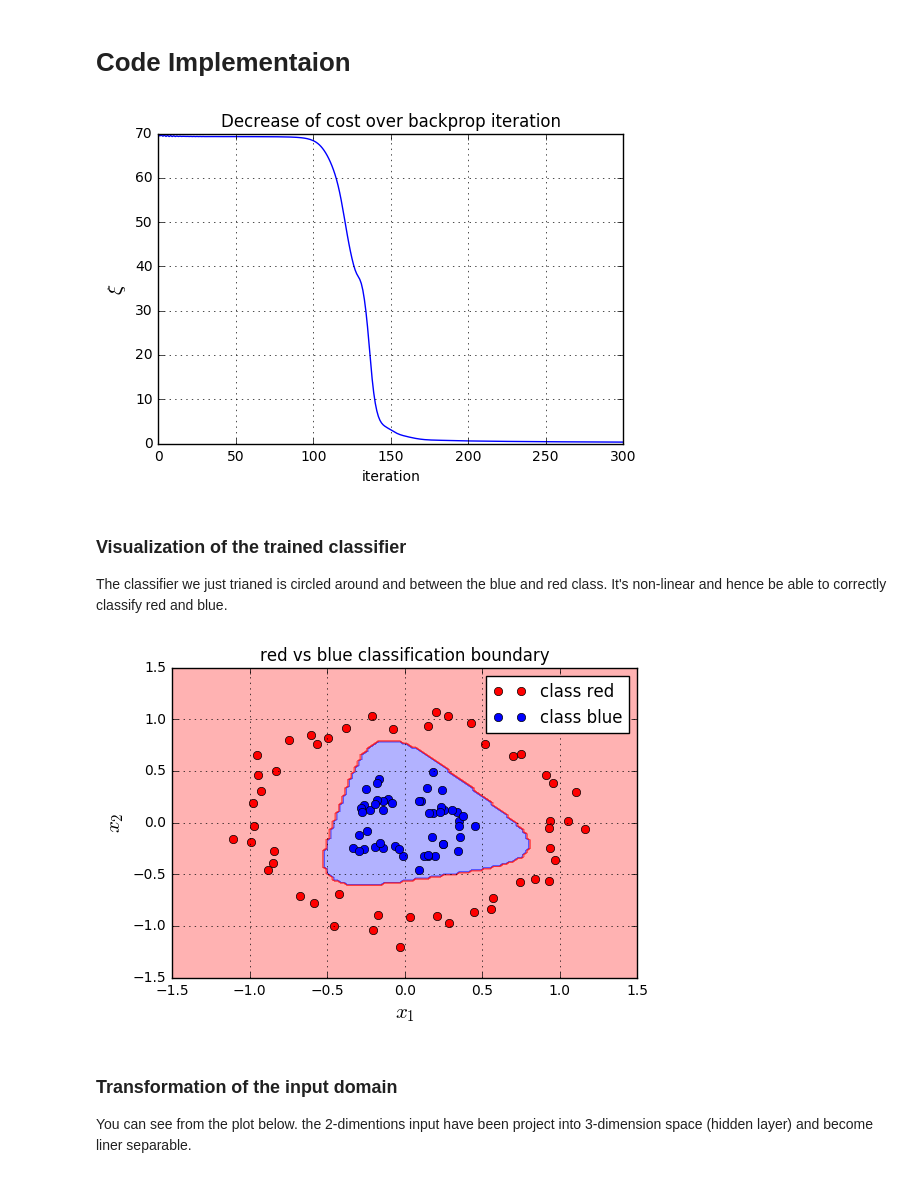
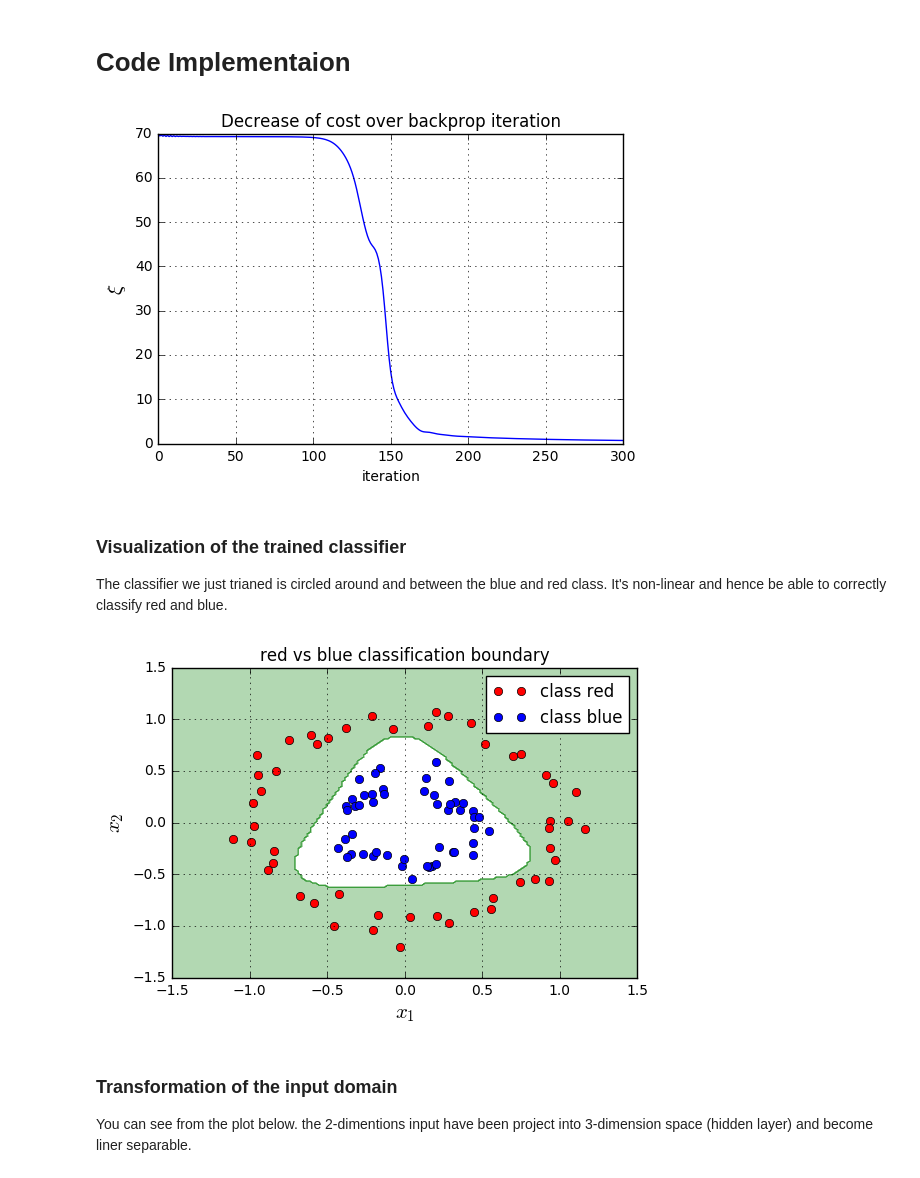
Before and after one commit to weichetaru/weichetaru.github.com, a Jupyter notebook: notebook/machine-learning/deep_learning-neural-network-gradient-decent-part2.ipynb, the cells around one changed output. Saved outputs shown, nothing was run; the diff lists cells and outputs as text; code cells hidden in the pictures.

```diff
--- a/notebook/machine-learning/deep_learning-neural-network-gradient-decent-part2.ipynb
+++ b/notebook/machine-learning/deep_learning-neural-network-gradient-decent-part2.ipynb
@@ -31,7 +29,7 @@ from matplotlib import cm  # Colormaps
 # Set the seed of the numpy random number generator so that the tutorial is reproducable
 np.random.seed(seed=1)
 # Generate the dataset
-X, t = sklearn.datasets.make_circles(n_samples=100, shuffle=False, factor=0.3, noise=0.1)
+X, t = sklearn.datasets.make_circles(n_samples=100, shuffle=False, factor=0.4, noise=0.1)
 T = np.zeros((100,2)) # Define target matrix
 T[t==1,1] = 1
 T[t==0,0] = 1
@@ -404,7 +402,7 @@ plt.title('Decrease of cost over backprop iteration')
 plt.grid()
 plt.show()
 # %% [output]
-[figure, old version]
+[figure, new version]
 # %% [markdown]
 ### Visualization of the trained classifier
 
@@ -412,36 +410,36 @@ The classifier we just trianed is circled around and between the blue and red cl
 # %%
 # Plot the resulting decision boundary
 # Generate a grid over the input space to plot the color of the
 #  classification at that grid point
 nb_of_xs = 200
 xs1 = np.linspace(-2, 2, num=nb_of_xs)
 xs2 = np.linspace(-2, 2, num=nb_of_xs)
 xx, yy = np.meshgrid(xs1, xs2) # create the grid
 # Initialize and fill the classification plane
 classification_plane = np.zeros((nb_of_xs, nb_of_xs))
 for i in range(nb_of_xs):
     for j in range(nb_of_xs):
         pred = nn_predict(np.asmatrix([xx[i,j], yy[i,j]]), Wh, bh, Wo, bo)
         classification_plane[i,j] = pred[0,0]
 # Create a color map to show the classification colors of each grid point
 cmap = ListedColormap([
-        colorConverter.to_rgba('b', alpha=0.30),
-        colorConverter.to_rgba('r', alpha=0.30)])
+        colorConverter.to_rgba('w', alpha=0.30),
+        colorConverter.to_rgba('g', alpha=0.30)])
 
 # Plot the classification plane with decision boundary and input samples
 plt.contourf(xx, yy, classification_plane, cmap=cmap)
 # Plot both classes on the x1, x2 plane
 plt.plot(x_red[:,0], x_red[:,1], 'ro', label='class red')
 plt.plot(x_blue[:,0], x_blue[:,1], 'bo', label='class blue')
 plt.grid()
 plt.legend(loc=1)
 plt.xlabel('$x_1$', fontsize=15)
 plt.ylabel('$x_2$', fontsize=15)
 plt.axis([-1.5, 1.5, -1.5, 1.5])
 plt.title('red vs blue classification boundary')
 plt.show()
 # %% [output]
-[figure, old version]
+[figure, new version]
 # %% [markdown]
 ### Transformation of the input domain
 
```
Also changed, not shown: parts of 4 cells of this notebook, 11 other files.
